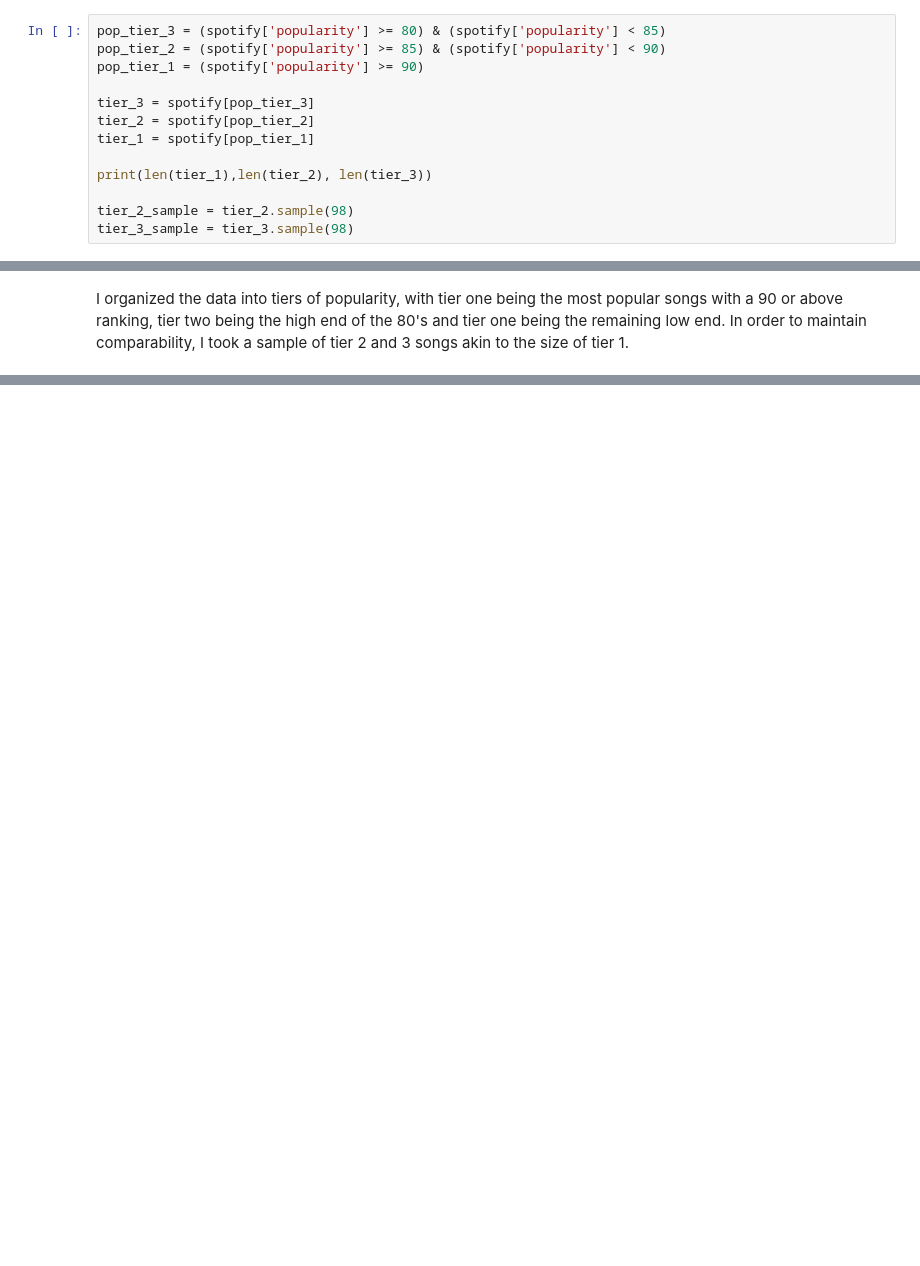
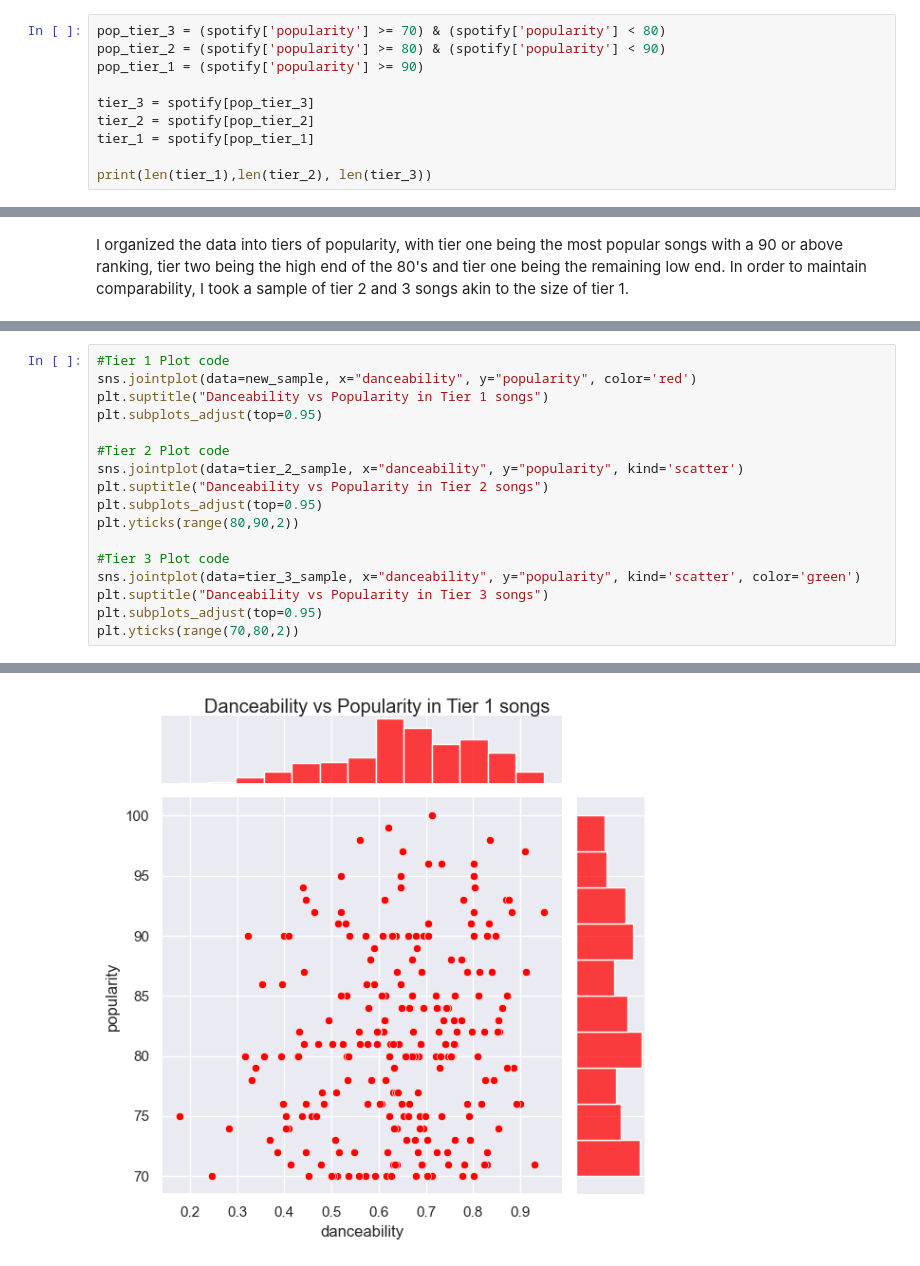
Before and after one commit to jarekcruz/Spotify-Analysis, a Jupyter notebook: VisualAnalysis.ipynb, the cells around one changed output, grey strips where cells are left out. Saved outputs shown, nothing was run; the diff lists cells and outputs as text; blank space fills up the shorter version.

```diff
--- a/VisualAnalysis.ipynb
+++ b/VisualAnalysis.ipynb
@@ -46,6 +46,6 @@ For this visualization, I did a joint scatterplot histogram relating a song's da
 # %%
-pop_tier_3 = (spotify['popularity'] >= 80) & (spotify['popularity'] < 85)
-pop_tier_2 = (spotify['popularity'] >= 85) & (spotify['popularity'] < 90)
+pop_tier_3 = (spotify['popularity'] >= 70) & (spotify['popularity'] < 80)
+pop_tier_2 = (spotify['popularity'] >= 80) & (spotify['popularity'] < 90)
 pop_tier_1 = (spotify['popularity'] >= 90)
 
 tier_3 = spotify[pop_tier_3]
@@ -53,7 +53,4 @@ tier_2 = spotify[pop_tier_2]
 tier_1 = spotify[pop_tier_1]
 
 print(len(tier_1),len(tier_2), len(tier_3))
-
-tier_2_sample = tier_2.sample(98)
-tier_3_sample = tier_3.sample(98)
 # %% [output]
@@ -62,0 +77,18 @@ I organized the data into tiers of popularity, with tier one being the most popu
+# %%
+#Tier 1 Plot code
+sns.jointplot(data=new_sample, x="danceability", y="popularity", color='red')
+plt.suptitle("Danceability vs Popularity in Tier 1 songs")
+plt.subplots_adjust(top=0.95)
+
+#Tier 2 Plot code
+sns.jointplot(data=tier_2_sample, x="danceability", y="popularity", kind='scatter')
+plt.suptitle("Danceability vs Popularity in Tier 2 songs")
+plt.subplots_adjust(top=0.95)
+plt.yticks(range(80,90,2))
+
+#Tier 3 Plot code
+sns.jointplot(data=tier_3_sample, x="danceability", y="popularity", kind='scatter', color='green')
+plt.suptitle("Danceability vs Popularity in Tier 3 songs")
+plt.subplots_adjust(top=0.95)
+plt.yticks(range(70,80,2))
+# %% [output]
@@ -62,0 +105 @@ I organized the data into tiers of popularity, with tier one being the most popu
+[figure, added]
```
Also changed, not shown: parts of 13 cells of this notebook.
